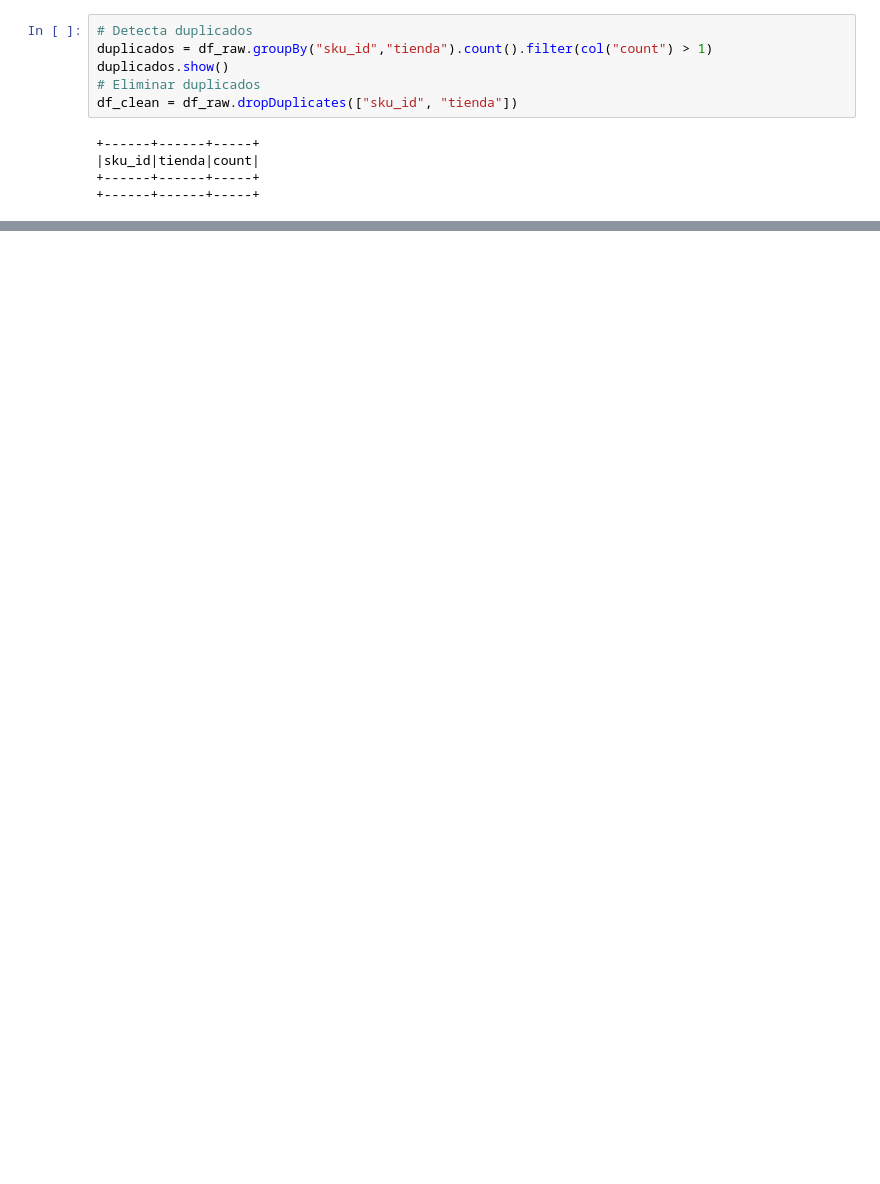
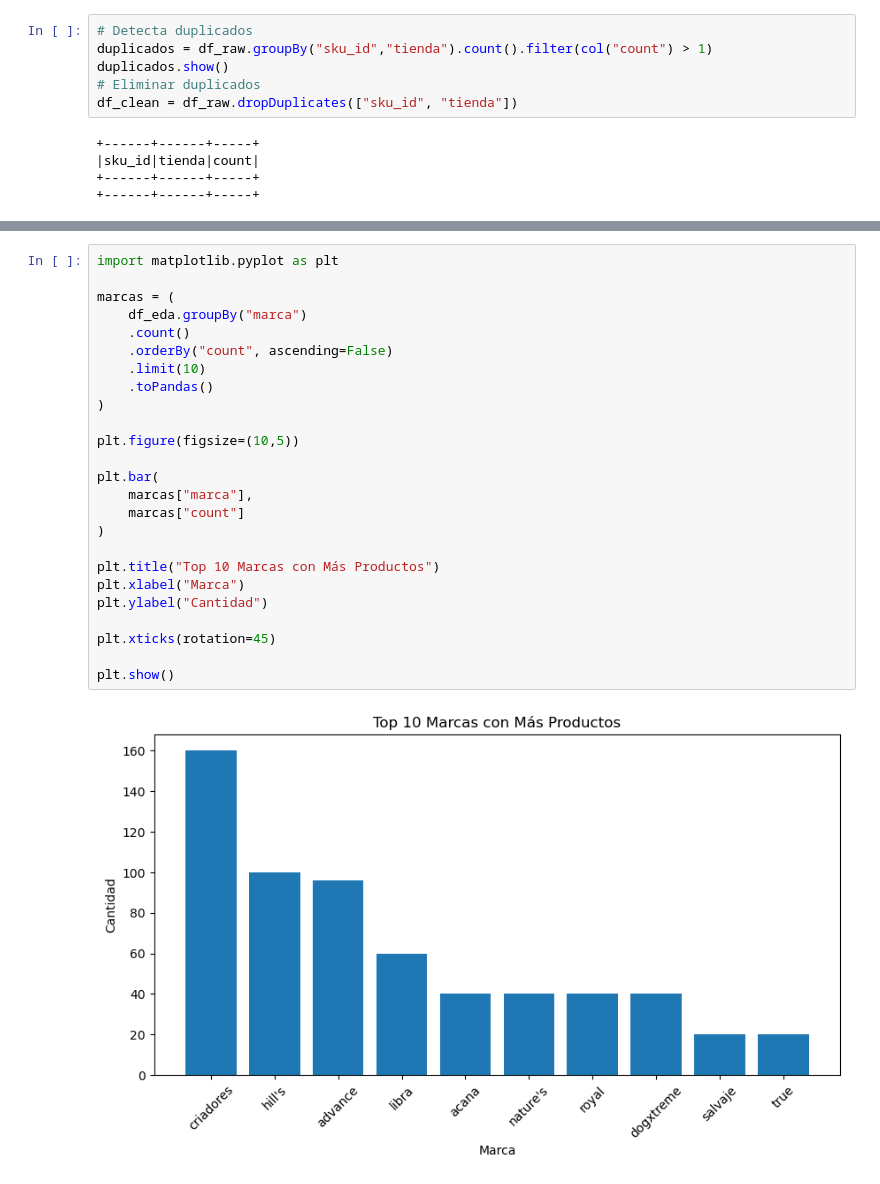
Before and after one commit to IICG-FACEA/BigData_IICG_2026, a Jupyter notebook: Estudiante S9/2_eda_mascota_spark.ipynb, the cells around one changed output, grey strips where cells are left out. Cells and saved outputs as stored; diff of their text form; blank space fills up the shorter version.

```diff
--- a/Estudiante S9/2_eda_mascota_spark.ipynb
+++ b/Estudiante S9/2_eda_mascota_spark.ipynb
@@ -313,0 +629,27 @@ AnalysisException: [UNRESOLVED_COLUMN.WITH_SUGGESTION] A column or function para
+# %%
+import matplotlib.pyplot as plt
+
+marcas = (
+    df_eda.groupBy("marca")
+    .count()
+    .orderBy("count", ascending=False)
+    .limit(10)
+    .toPandas()
+)
+
+plt.figure(figsize=(10,5))
+
+plt.bar(
+    marcas["marca"],
+    marcas["count"]
+)
+
+plt.title("Top 10 Marcas con Más Productos")
+plt.xlabel("Marca")
+plt.ylabel("Cantidad")
+
+plt.xticks(rotation=45)
+
+plt.show()
+# %% [output]
+[figure, added]
```
Also changed, not shown: parts of 27 cells of this notebook, 4 other files.
